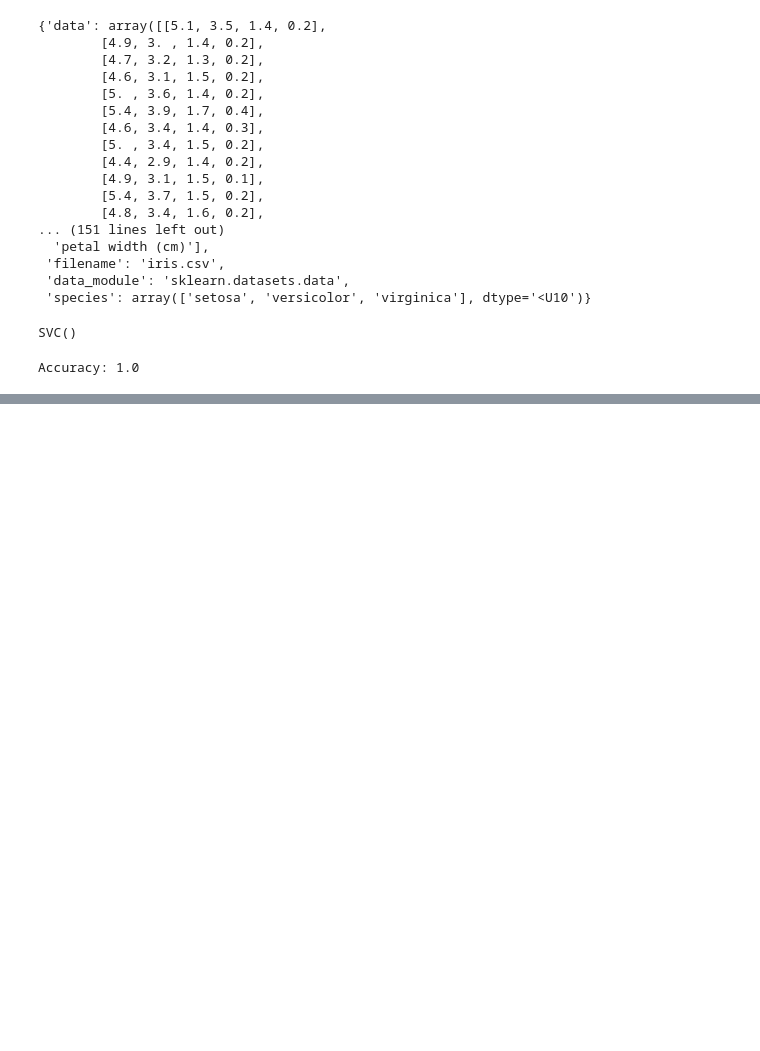
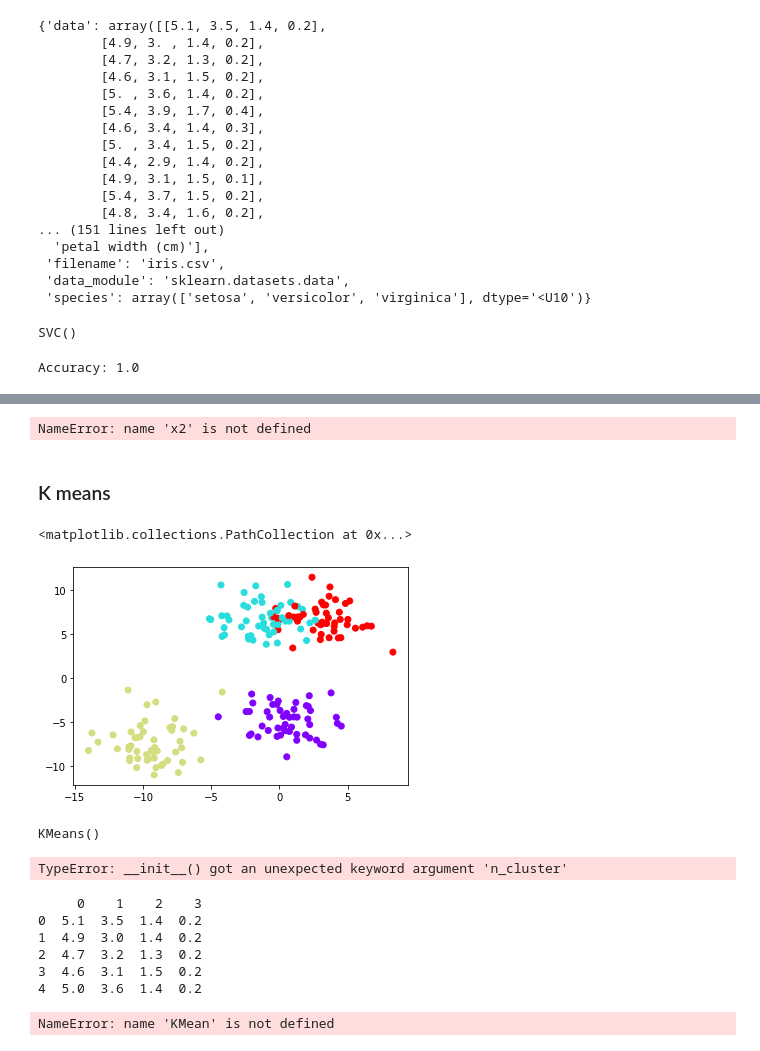
Before and after one commit to ikartik2001/CDAC-PYTHON-WITH-AI, a Jupyter notebook: JUPITER FOLDER (AI)/CLASSES JUPITER/Class 25 - support vector machine.ipynb, the cells around one changed output, grey strips where cells are left out. Drawn from its saved outputs; the diff is of its cells as text; code cells hidden in the pictures; blank space fills up the shorter version.

```diff
--- a/JUPITER FOLDER (AI)/CLASSES JUPITER/Class 25 - support vector machine.ipynb
+++ b/JUPITER FOLDER (AI)/CLASSES JUPITER/Class 25 - support vector machine.ipynb
@@ -161,0 +171,7 @@ Accuracy: 1.0
+# %%
+import math
+formula= math.sqrt((x2-x1)**2+(y2-y1)**2)
+# %% [output]
+NameError: name 'x2' is not defined
+# %% [markdown]
+### K means
@@ -161,0 +180,3 @@ Accuracy: 1.0
+# %%
+from sklearn.datasets import make_blobs
+data=make_blobs(n_samples=200,n_features=2,centers=4,cluster_std=1.8,random_state=100)
@@ -161,0 +185,5 @@ Accuracy: 1.0
+# %%
+plt.scatter(data[0][:,0],data[0][:,1],c=data[1],cmap='rainbow')
+# %% [output]
+<matplotlib.collections.PathCollection at 0x...>
+[figure, added]
@@ -161,0 +193,30 @@ Accuracy: 1.0
+# %%
+kmeans
+# %% [output]
+KMeans()
+# %%
+kmeans=KMeans(n_cluster=4)
+# %% [output]
+TypeError: __init__() got an unexpected keyword argument 'n_cluster'
+# %%
+from sklearn import datasets
+iris=datasets.load_iris()
+x=pd.DataFrame(iris['data'])
+print(x.head())
+y=iris['target']
+# %% [output]
+     0    1    2    3
+0  5.1  3.5  1.4  0.2
+1  4.9  3.0  1.4  0.2
+2  4.7  3.2  1.3  0.2
+3  4.6  3.1  1.5  0.2
+4  5.0  3.6  1.4  0.2
+# %%
+ditortions=[]
+k= range(0,10)
+for k in k:
+    kmeanModel=KMean(n_cluster=k)
+    kMeanModel.fit(x)
+    distortions.append(kmeanModel.inertia)
+# %% [output]
+NameError: name 'KMean' is not defined
```
Also changed, not shown: parts of 5 cells of this notebook, 3 other files.
